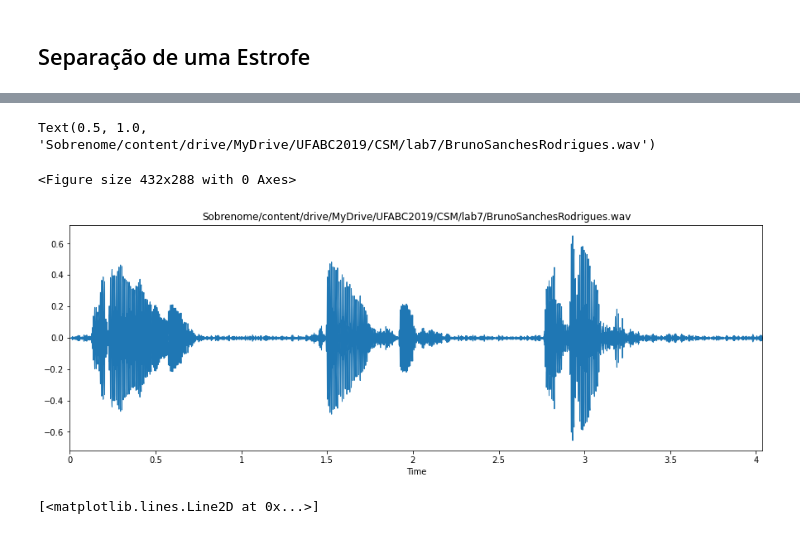
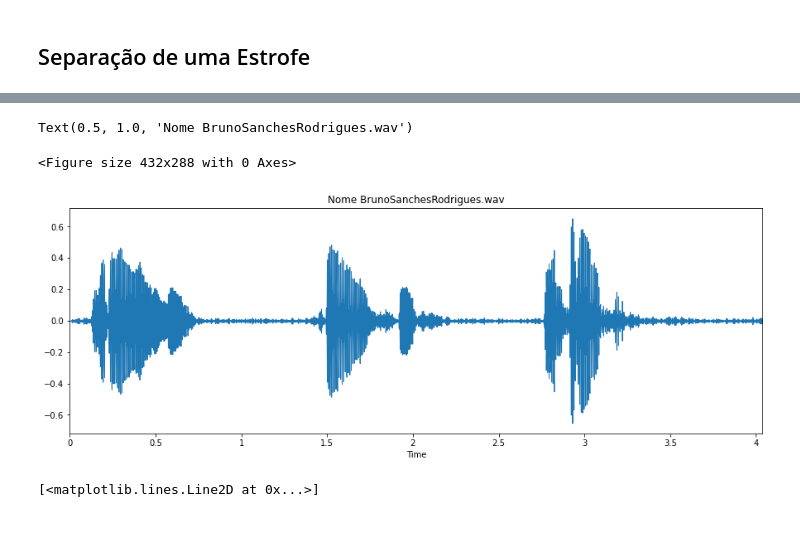
Before and after one commit to brusangues/CSM-DEVS, a Jupyter notebook: lab7/Bruno/Lab7_Bruno.ipynb, the cells around one changed output, grey strips where cells are left out. Saved outputs shown, nothing was run; the diff lists cells and outputs as text; code cells hidden in the pictures.

```diff
--- a/lab7/Bruno/Lab7_Bruno.ipynb
+++ b/lab7/Bruno/Lab7_Bruno.ipynb
@@ -24,7 +27,7 @@ import math
 # %% [markdown]
 ## Separação de uma Estrofe
 # %%
-audio1 = '/content/drive/MyDrive/UFABC2019/CSM/lab7/BrunoSanchesRodrigues.wav'
+audio1 = 'BrunoSanchesRodrigues.wav'
 print(audio1)
 v1 , sr1 = librosa.load(audio1)
 print(type(v1), type(sr1))
@@ -39,12 +42,12 @@ IPython.display.Audio(data=v1, rate=sr1)
 # %%
 plt.figure()
 fig, ax = plt.subplots(figsize=(15, 5))
 librosa.display.waveplot(v1, sr=sr1)
-plt.title('Sobrenome' + audio1)
+plt.title('Nome ' + audio1)
 # %% [output]
-Text(0.5, 1.0, 'Sobrenome/content/drive/MyDrive/UFABC2019/CSM/lab7/BrunoSanchesRodrigues.wav')
+Text(0.5, 1.0, 'Nome BrunoSanchesRodrigues.wav')
 <Figure size 432x288 with 0 Axes>
-[figure, old version]
+[figure, new version]
 # %%
 fa = sr1
 Ts = 0.04
```
Also changed, not shown: parts of 5 cells of this notebook, 12 other files.
